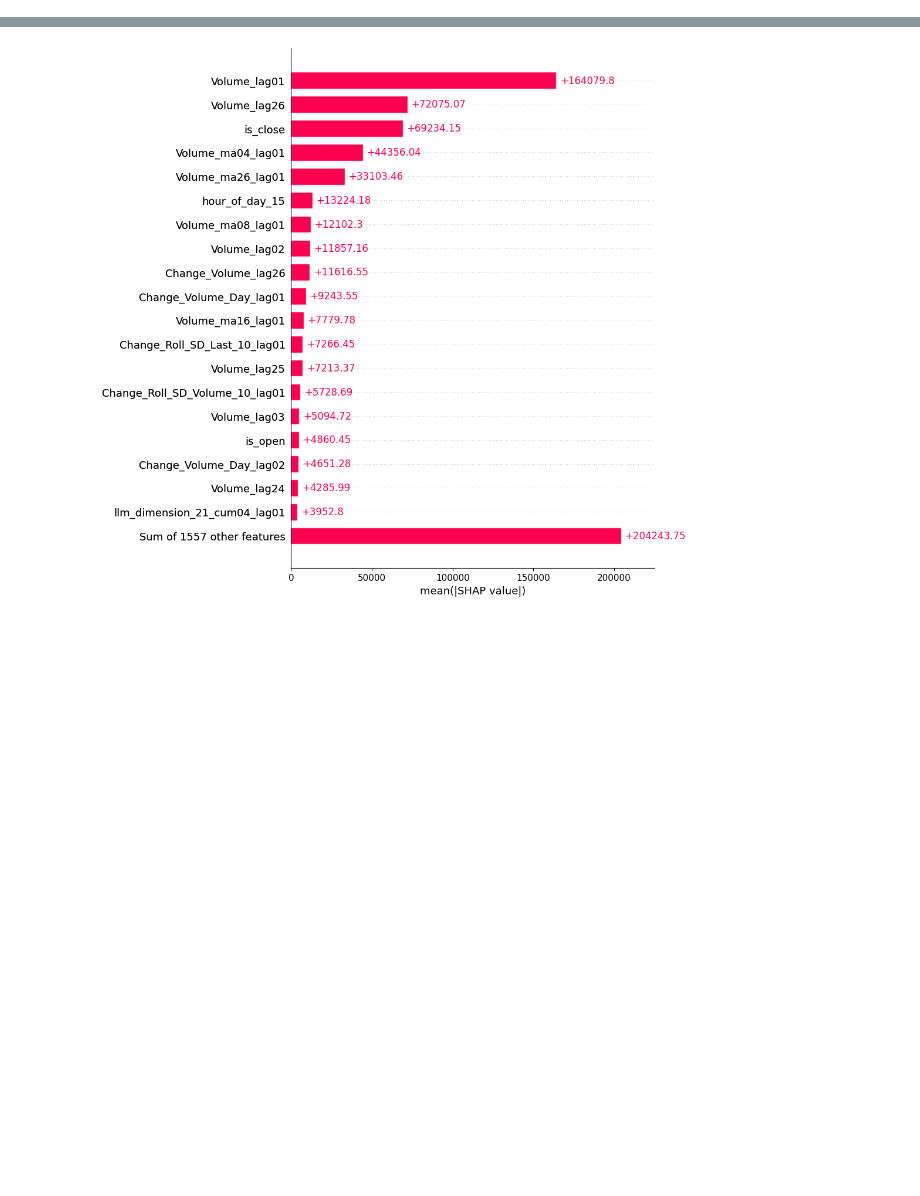
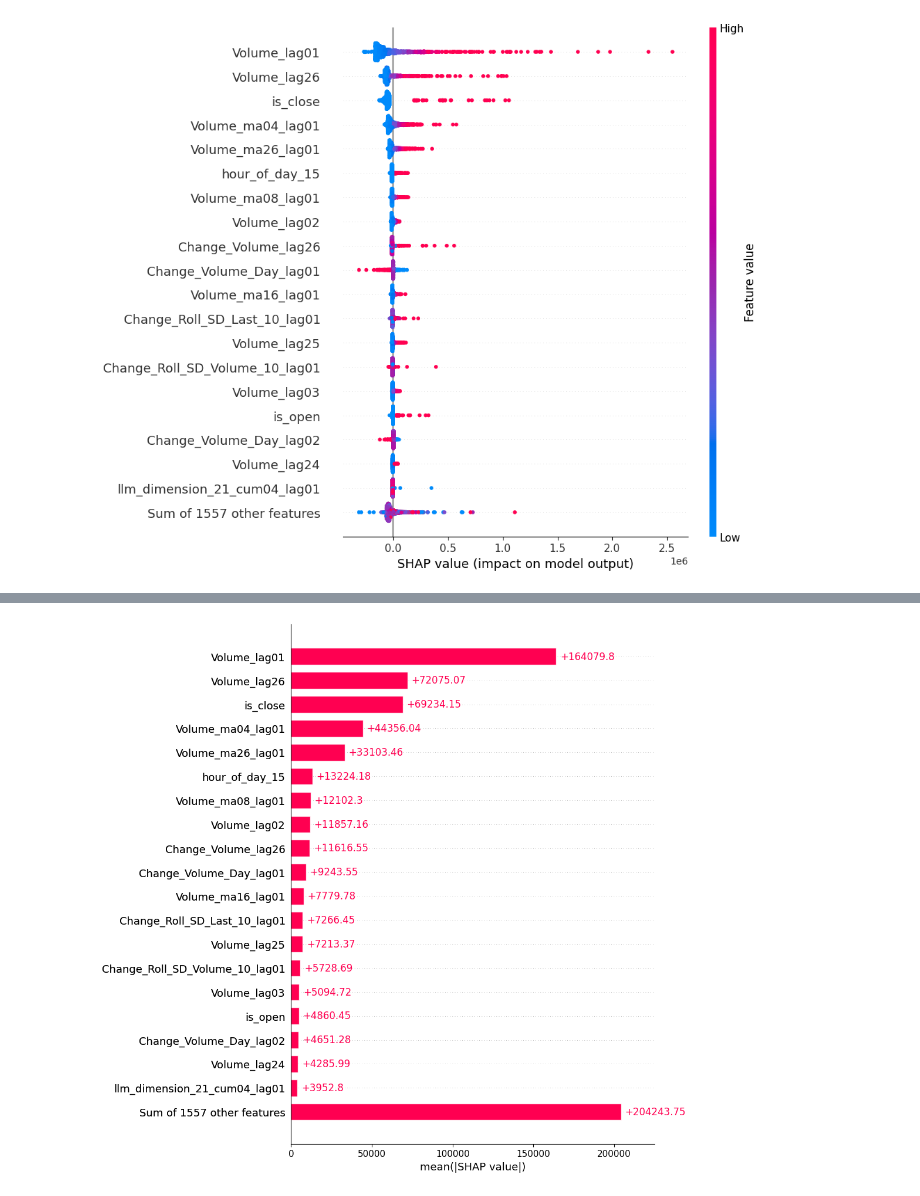
Before and after one commit to svanomm/sentiment-volume-forecasting, a Jupyter notebook: Scripts/05 Models/08 Best Model Shapley Values.ipynb, the cells around one changed output, grey strips where cells are left out. Saved outputs shown, nothing was run; the diff lists cells and outputs as text; code cells hidden in the pictures; blank space fills up the shorter version.

```diff
--- a/Scripts/05 Models/08 Best Model Shapley Values.ipynb
+++ b/Scripts/05 Models/08 Best Model Shapley Values.ipynb
@@ -85 +67,5 @@ shap_values = explainer(x_sample, check_additivity=False)
+# %%
+shap.plots.beeswarm(shap_values, max_display=20)
+# %% [output]
+[figure, added]
 # %%
```
Also changed, not shown: parts of 10 cells of this notebook, 19 other files.
